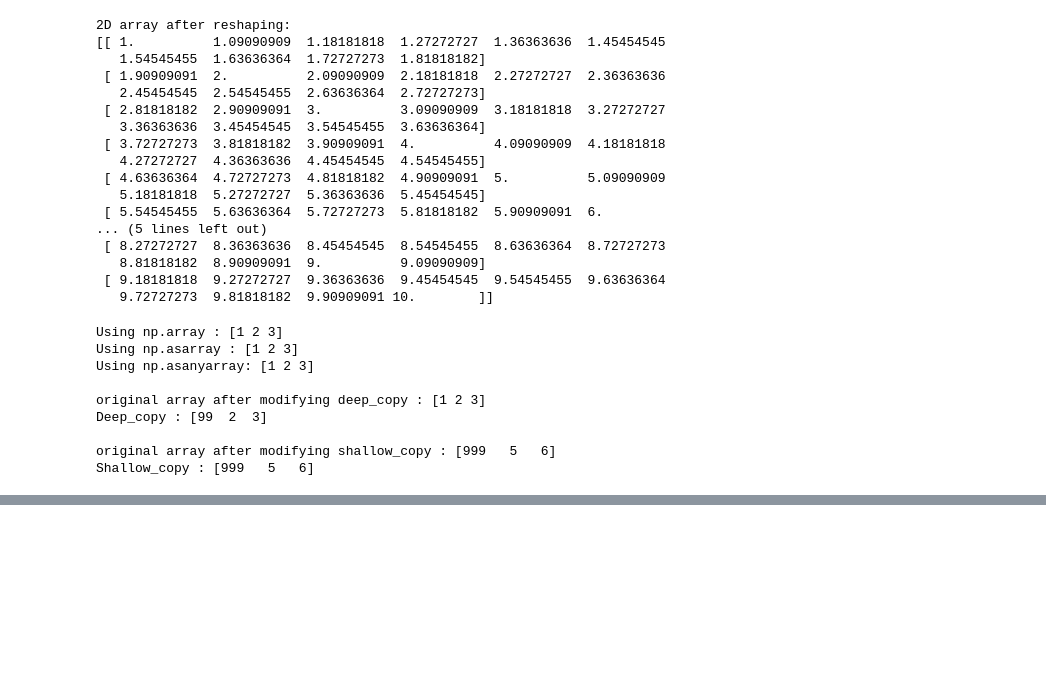
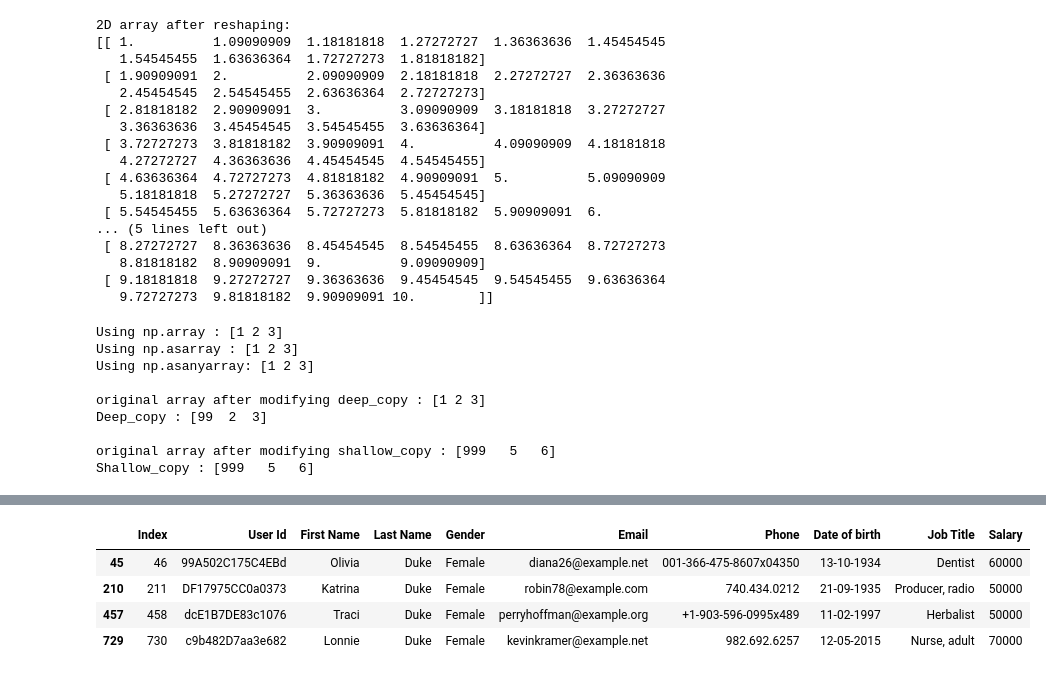
Before and after one commit to RedGhost123/Complete-Data_Science, a Jupyter notebook: Complete-Data_Science/jupyter/Quizs&Assignment/Assignment/Data_ToolKit_live_assignment.ipynb, the cells around one changed output, grey strips where cells are left out. Drawn from its saved outputs; the diff is of its cells as text; code cells hidden in the pictures; blank space fills up the shorter version.

```diff
--- a/Complete-Data_Science/jupyter/Quizs&Assignment/Assignment/Data_ToolKit_live_assignment.ipynb
+++ b/Complete-Data_Science/jupyter/Quizs&Assignment/Assignment/Data_ToolKit_live_assignment.ipynb
@@ -279,0 +457,15 @@ Generating random array of shape(3,3,3) :
+# %%
+df = pd.read_csv(r"E:\DataScience\Assignment\People Data.csv")
+# Filter and select rows based on conditions
+filtered_df = df[(df['Last Name'].str.contains('Duke')) &
+                 (df['Gender'] == 'Female') &
+                 (df['Salary'] < 85000)]
+
+# Display the filtered DataFrame
+pd.DataFrame(filtered_df)
+# %% [output]
+|  | Index | User Id | First Name | Last Name | Gender | Email | Phone | Date of birth | Job Title | Salary |
+| 45 | 46 | 99A502C175C4EBd | Olivia | Duke | Female | diana26@example.net | 001-366-475-8607x04350 | 13-10-1934 | Dentist | 60000 |
+| 210 | 211 | DF17975CC0a0373 | Katrina | Duke | Female | robin78@example.com | 740.434.0212 | 21-09-1935 | Producer, radio | 50000 |
+| 457 | 458 | dcE1B7DE83c1076 | Traci | Duke | Female | perryhoffman@example.org | +1-903-596-0995x489 | 11-02-1997 | Herbalist | 50000 |
+| 729 | 730 | c9b482D7aa3e682 | Lonnie | Duke | Female | kevinkramer@example.net | 982.692.6257 | 12-05-2015 | Nurse, adult | 70000 |
```
Also changed, not shown: parts of 18 cells of this notebook.
